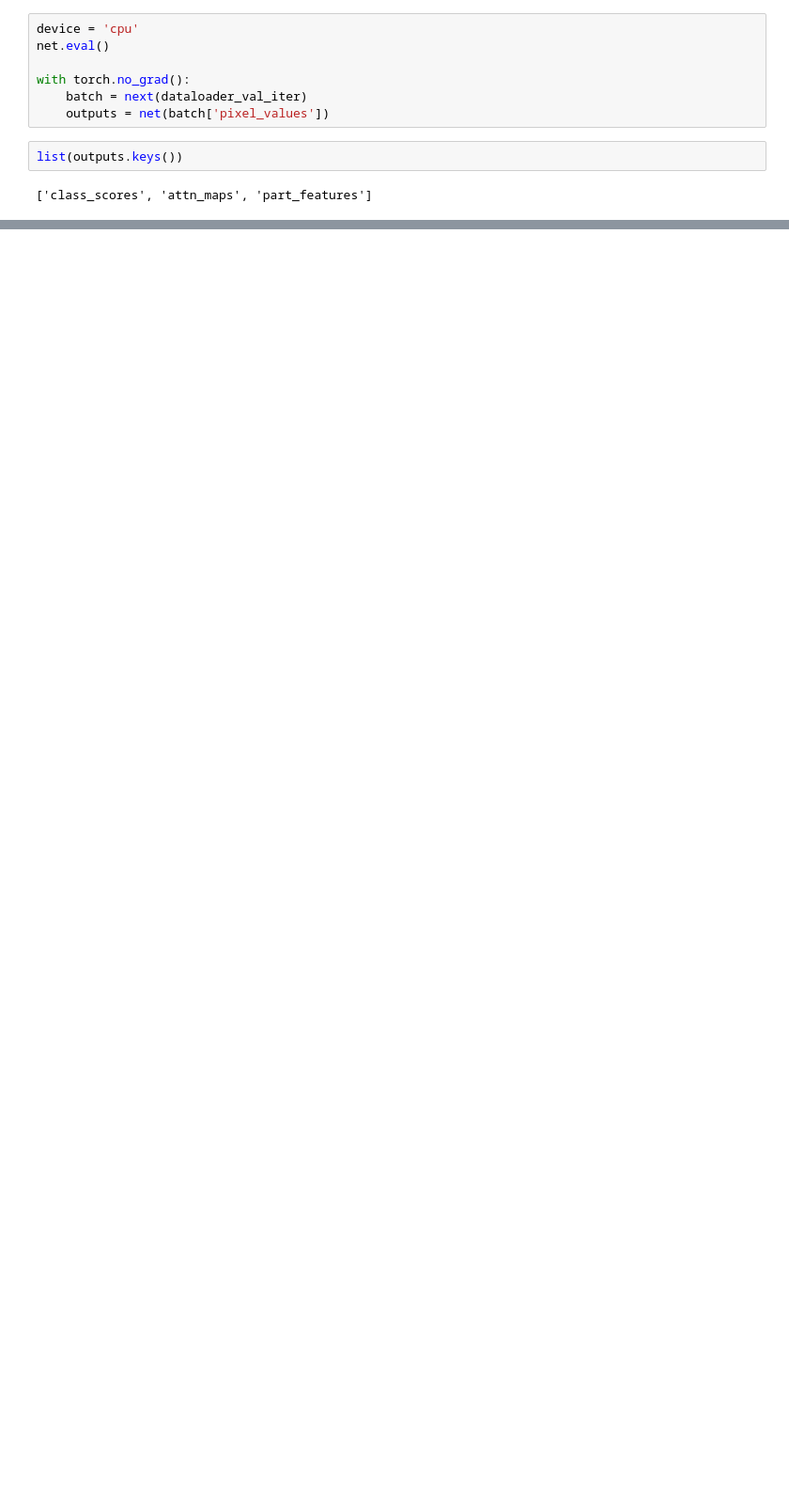
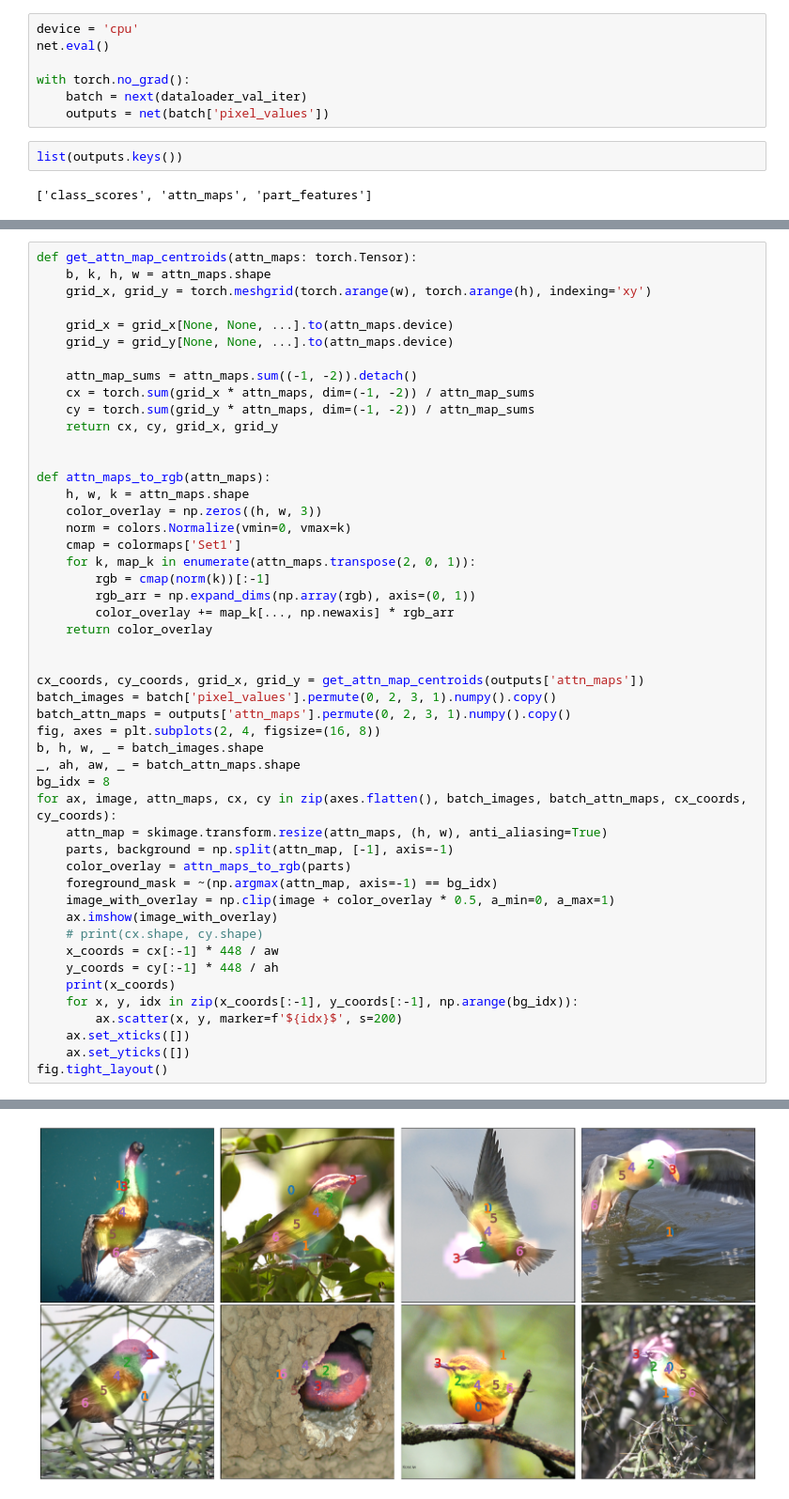
Before and after one commit to zijizhu/clip-concept, a Jupyter notebook: part_discovery.ipynb, the cells around one changed output, grey strips where cells are left out. Shown at 94% size. Cells and saved outputs as stored; diff of their text form; blank space fills up the shorter version.

```diff
--- a/part_discovery.ipynb
+++ b/part_discovery.ipynb
@@ -96,0 +99,50 @@ save_maps(batch['pixel_values'], outputs['attn_maps'], 0, 'cub_interpolate', tor
+# %%
+def get_attn_map_centroids(attn_maps: torch.Tensor):
+    b, k, h, w = attn_maps.shape
+    grid_x, grid_y = torch.meshgrid(torch.arange(w), torch.arange(h), indexing='xy')
+
+    grid_x = grid_x[None, None, ...].to(attn_maps.device)
+    grid_y = grid_y[None, None, ...].to(attn_maps.device)
+
+    attn_map_sums = attn_maps.sum((-1, -2)).detach()
+    cx = torch.sum(grid_x * attn_maps, dim=(-1, -2)) / attn_map_sums
+    cy = torch.sum(grid_y * attn_maps, dim=(-1, -2)) / attn_map_sums
+    return cx, cy, grid_x, grid_y
+
+
+def attn_maps_to_rgb(attn_maps):
+    h, w, k = attn_maps.shape
+    color_overlay = np.zeros((h, w, 3))
+    norm = colors.Normalize(vmin=0, vmax=k)
+    cmap = colormaps['Set1']
+    for k, map_k in enumerate(attn_maps.transpose(2, 0, 1)):
+        rgb = cmap(norm(k))[:-1]
+        rgb_arr = np.expand_dims(np.array(rgb), axis=(0, 1))
+        color_overlay += map_k[..., np.newaxis] * rgb_arr
+    return color_overlay
+
+
+cx_coords, cy_coords, grid_x, grid_y = get_attn_map_centroids(outputs['attn_maps'])
+batch_images = batch['pixel_values'].permute(0, 2, 3, 1).numpy().copy()
+batch_attn_maps = outputs['attn_maps'].permute(0, 2, 3, 1).numpy().copy()
+fig, axes = plt.subplots(2, 4, figsize=(16, 8))
+b, h, w, _ = batch_images.shape
+_, ah, aw, _ = batch_attn_maps.shape
+bg_idx = 8
+for ax, image, attn_maps, cx, cy in zip(axes.flatten(), batch_images, batch_attn_maps, cx_coords, cy_coords):
+    attn_map = skimage.transform.resize(attn_maps, (h, w), anti_aliasing=True)
+    parts, background = np.split(attn_map, [-1], axis=-1)
+    color_overlay = attn_maps_to_rgb(parts)
+    foreground_mask = ~(np.argmax(attn_map, axis=-1) == bg_idx)
+    image_with_overlay = np.clip(image + color_overlay * 0.5, a_min=0, a_max=1)
+    ax.imshow(image_with_overlay)
+    # print(cx.shape, cy.shape)
+    x_coords = cx[:-1] * 448 / aw
+    y_coords = cy[:-1] * 448 / ah
+    print(x_coords)
+    for x, y, idx in zip(x_coords[:-1], y_coords[:-1], np.arange(bg_idx)):
+        ax.scatter(x, y, marker=f'${idx}$', s=200)
+    ax.set_xticks([])
+    ax.set_yticks([])
+fig.tight_layout()
+# %% [output]
@@ -96,0 +165 @@ save_maps(batch['pixel_values'], outputs['attn_maps'], 0, 'cub_interpolate', tor
+[figure, added]
```
Also changed, not shown: parts of 6 cells of this notebook, 3 other files.
